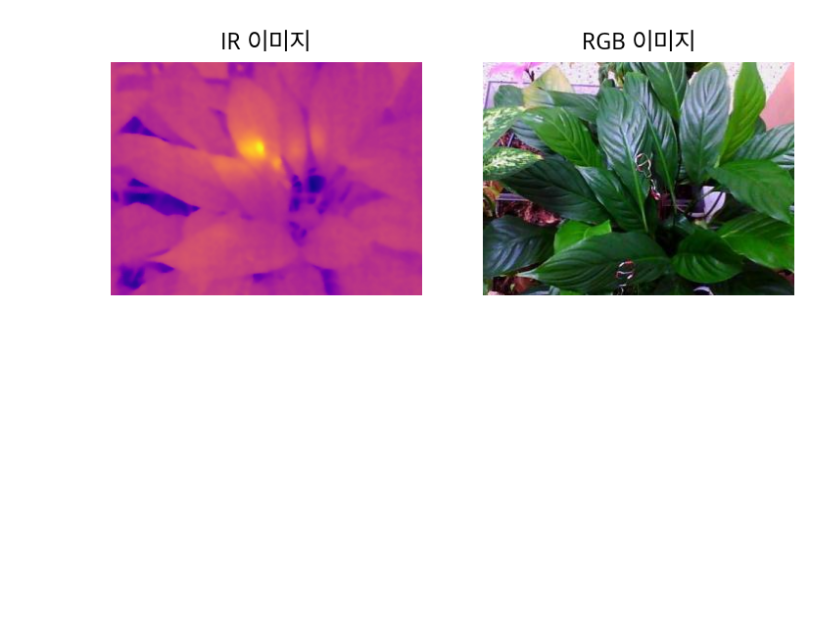
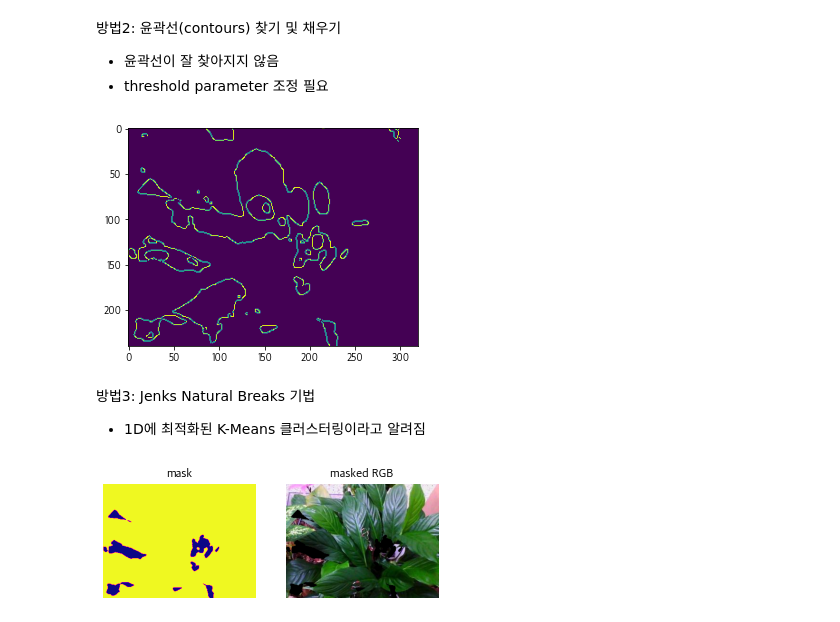
Before and after one commit to plming/infrared-leaf-segmentation, a Jupyter notebook: plant.ipynb, the cells around one changed output. Cells and saved outputs as stored; diff of their text form; code cells hidden in the pictures; blank space fills up the shorter version.

```diff
--- a/plant.ipynb
+++ b/plant.ipynb
@@ -1,15 +3,25 @@
 # %%
 import common
 import cv2
+import matplotlib.pyplot as plt
 
-# 그래프 설정
-import matplotlib.pyplot as plt
-plt.rc('figure', dpi=150)
 plt.rc('font', family='Apple SD Gothic Neo')
 
 WIDTH = 320
 HEIGHT = 240
 
 ir = common.load_ir_in_csv('./plant-ir/121.csv')
-rgb = cv2.imread('./plant-rgb/FLIR0121- 사진.jpg')
-rgb = cv2.cvtColor(rgb, cv2.COLOR_BGR2RGB)
+rgb = cv2.cvtColor(src=cv2.imread('./plant-rgb/FLIR0121- 사진.jpg'),
+                   code=cv2.COLOR_BGR2RGB)
+
+fig, axs = plt.subplots(1, 2)
+
+axs[0].imshow(ir, cmap='plasma')
+axs[0].axis(False)
+axs[0].set_title('IR 이미지')
+
+axs[1].imshow(rgb)
+axs[1].axis(False)
+axs[1].set_title('RGB 이미지')
+
+plt.show()
@@ -22,11 +55,37 @@ IR 이미지와 RGB 이미지 출력
+# %% [markdown]
+방법2: 윤곽선(contours) 찾기 및 채우기
+* 윤곽선이 잘 찾아지지 않음
+* threshold parameter 조정 필요
+# %%
+ir = ir.astype(np.uint8)
+
+edges = cv2.Canny(ir,
+                  threshold1=0.01,
+                  threshold2=0.02)
+plt.imshow(edges)
+plt.show()
+# %% [output]
+[figure, added]
+# %% [markdown]
+방법3: Jenks Natural Breaks 기법
+* 1D에 최적화된 K-Means 클러스터링이라고 알려짐
 # %%
+from jenkspy import jenks_breaks
+import numpy as np
+
+breaks_ir = jenks_breaks(ir.ravel(), nb_class=2)
+
+mask = cv2.inRange(ir, breaks_ir[1], breaks_ir[2])
+
 fig, axs = plt.subplots(1, 2)
-axs[0].imshow(ir, cmap='plasma')
+axs[0].imshow(mask, cmap='plasma')
 axs[0].axis(False)
-axs[0].set_title('IR 이미지')
-axs[1].imshow(rgb)
+axs[0].set_title('mask')
+
+axs[1].imshow(cv2.bitwise_and(src1=cv2.cvtColor(mask, cv2.COLOR_GRAY2RGB),
+                              src2=rgb))
 axs[1].axis(False)
-axs[1].set_title('RGB 이미지')
+axs[1].set_title('masked RGB')
 plt.show()
 # %% [output]
-[figure, old version]
+[figure, new version]
```
Also changed, not shown: parts of 12 cells of this notebook, 3 other files.
